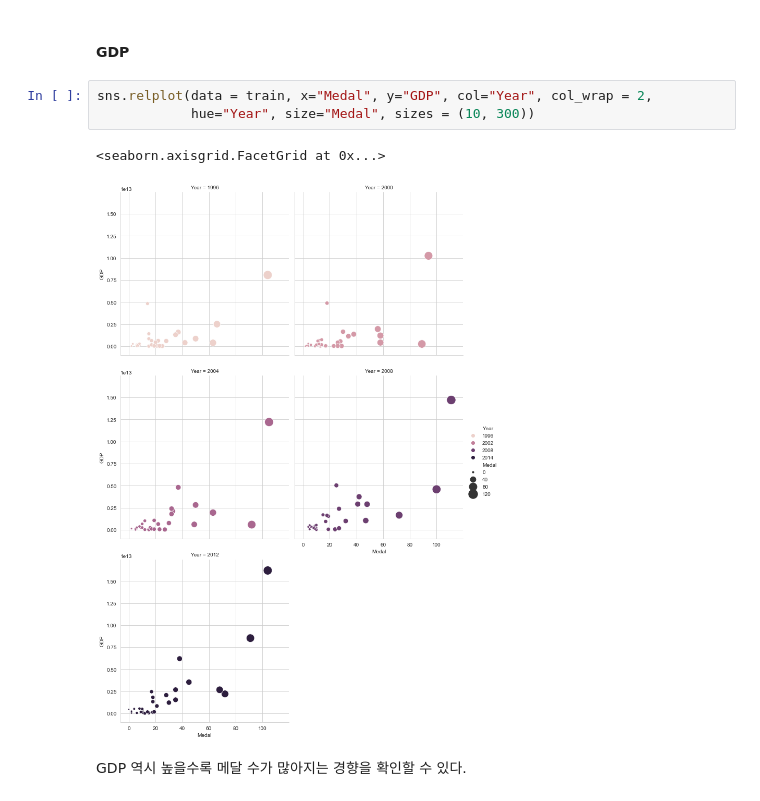
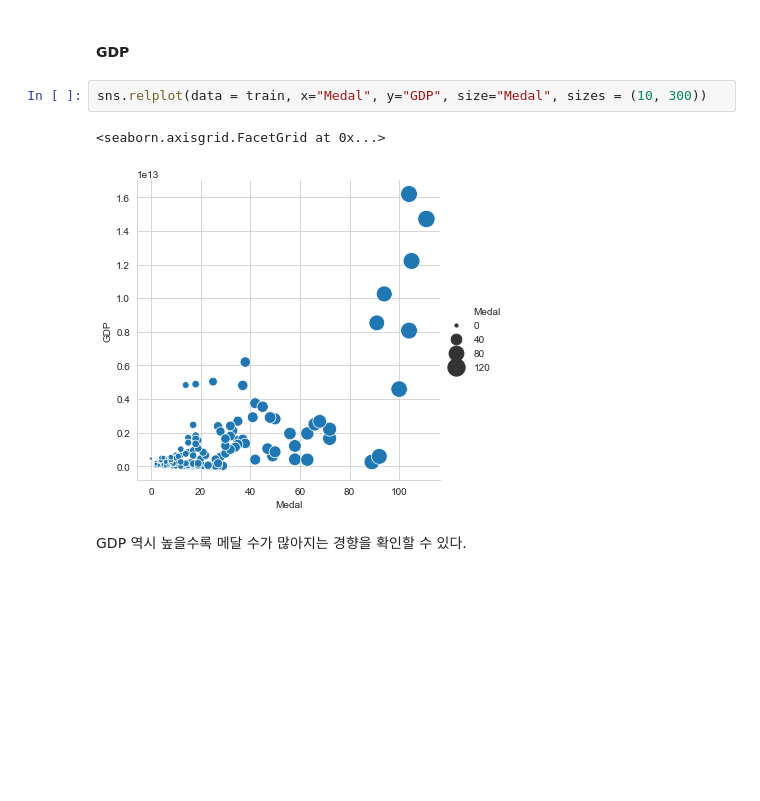
Before and after one commit to hogoood/my_own_project, a Jupyter notebook: Olympic Medals.ipynb, the cells around one changed output. Drawn from its saved outputs; the diff is of its cells as text; blank space fills up the shorter version.

```diff
--- a/Olympic Medals.ipynb
+++ b/Olympic Medals.ipynb
@@ -1596,11 +1596,10 @@ train.Population.corr(train.Medal)
 # %% [markdown]
 #### GDP
 # %%
-sns.relplot(data = train, x="Medal", y="GDP", col="Year", col_wrap = 2,
-            hue="Year", size="Medal", sizes = (10, 300))
+sns.relplot(data = train, x="Medal", y="GDP", size="Medal", sizes = (10, 300))
 # %% [output]
 <seaborn.axisgrid.FacetGrid at 0x...>
-[figure, old version]
+[figure, new version]
 # %% [markdown]
 GDP 역시 높을수록 메달 수가 많아지는 경향을 확인할 수 있다.
 # %%
```
